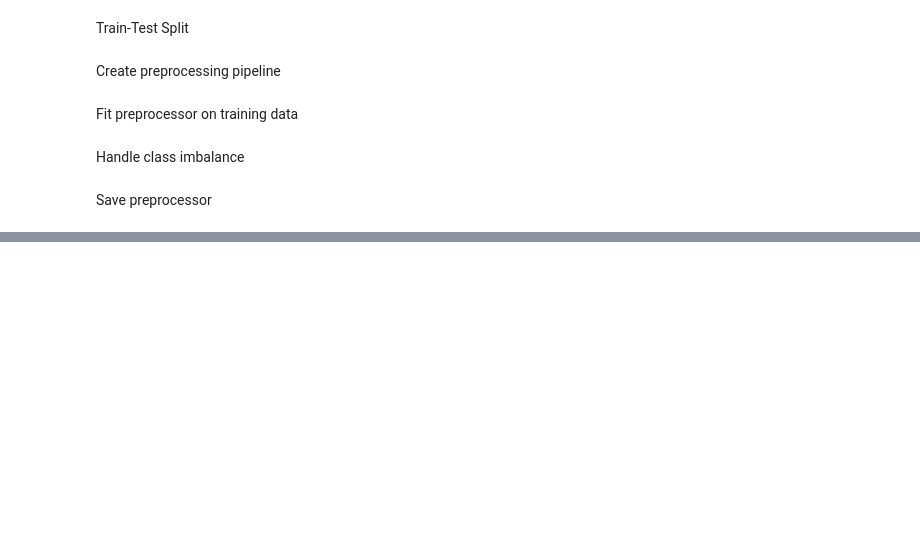
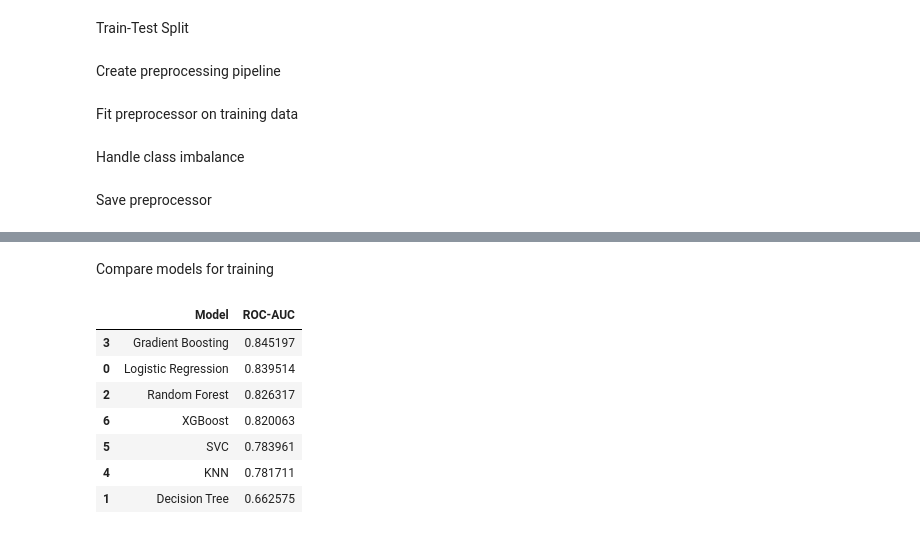
Before and after one commit to anandvenugopal-tech/ai-powered-customer-retention-telecom, a Jupyter notebook: notebooks/03_feature_engineering.ipynb, the cells around one changed output, grey strips where cells are left out. Saved outputs shown, nothing was run; the diff lists cells and outputs as text; code cells hidden in the pictures; blank space fills up the shorter version.

```diff
--- a/notebooks/03_feature_engineering.ipynb
+++ b/notebooks/03_feature_engineering.ipynb
@@ -183,0 +186,2 @@ joblib.dump(preprocessor, "../models/preprocessor.pkl")
+# %% [markdown]
+Compare models for training
@@ -183,0 +198,21 @@ joblib.dump(preprocessor, "../models/preprocessor.pkl")
+# %%
+results = []
+
+for name, model in models.items():
+    model.fit(X_train_processed, y_train)
+    probs = model.predict_proba(X_test_processed)[:, 1]
+    auc = roc_auc_score(y_test, probs)
+    results.append([name, auc])
+
+df_results = pd.DataFrame(results, columns=["Model", "ROC-AUC"])
+df_results.sort_values(by="ROC-AUC", ascending=False, inplace=True)
+df_results
+# %% [output]
+|  | Model | ROC-AUC |
+| 3 | Gradient Boosting | 0.845197 |
+| 0 | Logistic Regression | 0.839514 |
+| 2 | Random Forest | 0.826317 |
+| 6 | XGBoost | 0.820063 |
+| 5 | SVC | 0.783961 |
+| 4 | KNN | 0.781711 |
+| 1 | Decision Tree | 0.662575 |
```
Also changed, not shown: parts of 3 cells of this notebook.
